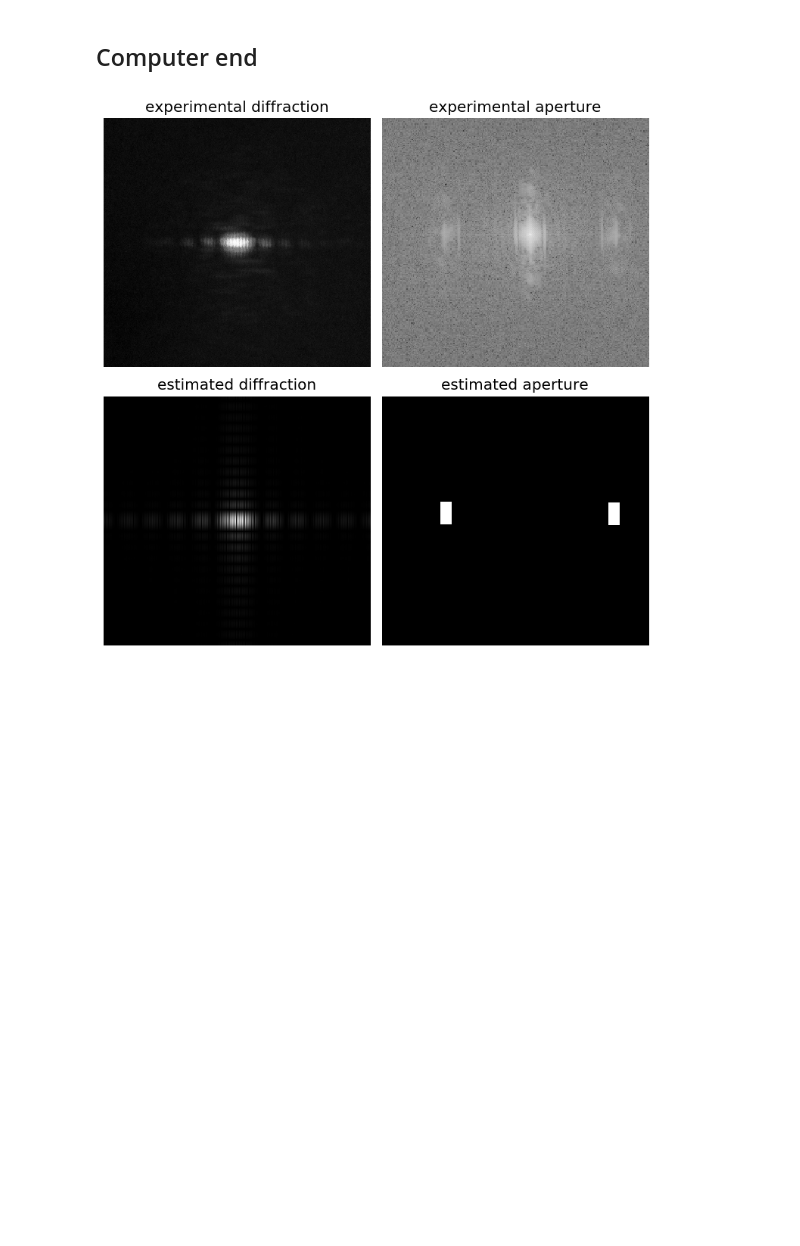
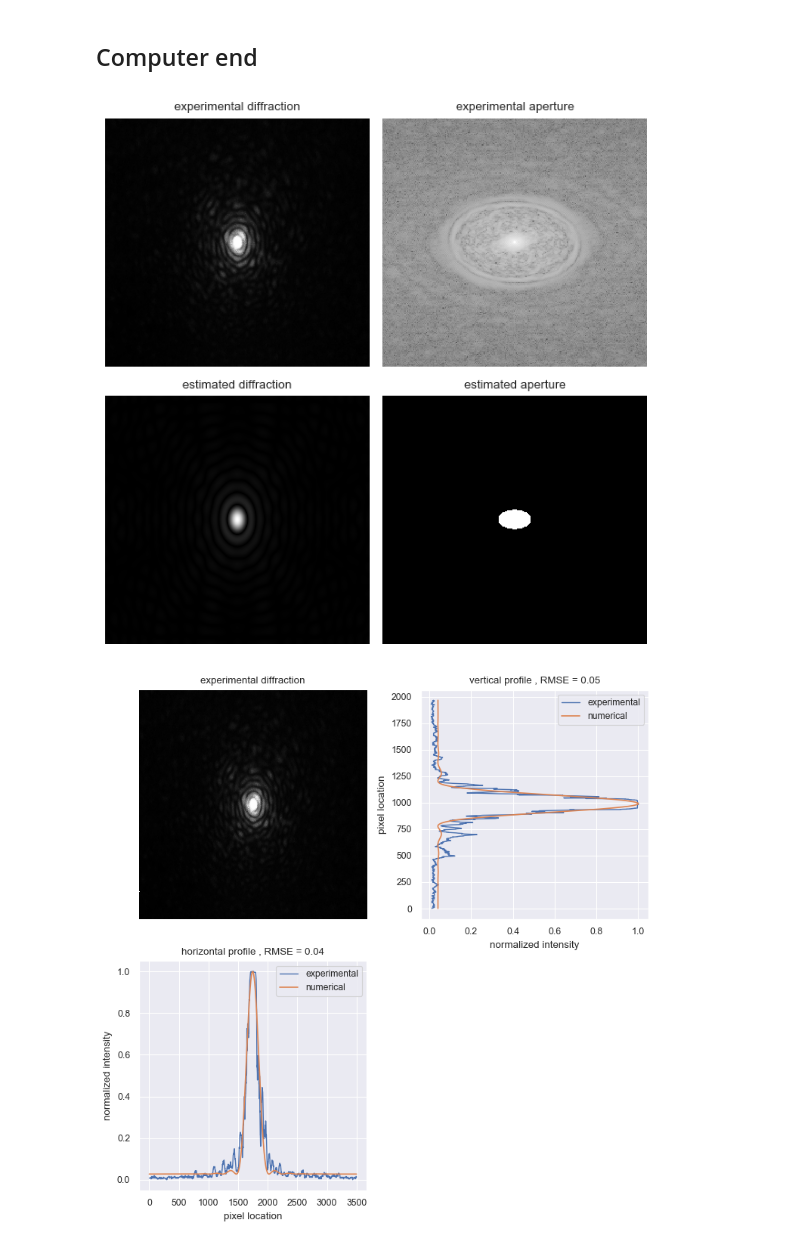
Before and after one commit to kvdomingo/AP187, a Jupyter notebook: IP/187_IP.ipynb, the cells around one changed output. Drawn from its saved outputs; the diff is of its cells as text; code cells hidden in the pictures; blank space fills up the shorter version.

```diff
--- a/IP/187_IP.ipynb
+++ b/IP/187_IP.ipynb
@@ -20,7 +19,8 @@ from jupyterthemes import jtplot
 # %%
 %matplotlib inline
 jtplot.reset()
-plt.style.use("bmh")
+sns.set()
+sns.set_context('paper')
 plt.rcParams["axes.axisbelow"] = True
 # plt.rcParams["text.usetex"] = True
 # plt.rcParams["font.family"] = "serif"
@@ -34,7 +34,7 @@ camera = PiCamera()
 # %%
 camera.resolution = (1920, 1080)
 camera.framerate = 15
-camera.iso = 800
+camera.iso = 400
 camera.shutter_speed = int(1/15 * 1e6)
 rawCapture = PiRGBArray(camera, size=camera.resolution)
 time.sleep(0.2)
@@ -387,8 +74,0 @@ class ApertureEstimator:
-# %%
-ae = ApertureEstimator('double-0.08-0.50.png', 'darkframe-iso800-30fps.png')
-ae.estimateAperture(logscale=True, hold='on')
-plt.close('all')
-ae.diffractionFitter(threshold=155)
-ae.showFit(r=128, zoom=True)
-# %% [output]
-[figure, removed]
@@ -394,0 +476,22 @@ ae.showFit(r=128, zoom=True)
+# %%
+files = ['single-0.08.png',
+         'single-0.16.png',
+         'double-0.04-0.25.png',
+         'double-0.08-0.25.png',
+         'double-0.08-0.50.png',
+         'pinhole-0.02.png']
+thresh = [205, 183, 180, 165, 155, 220]
+for c, (f, t) in enumerate(zip(files, thresh)):
+    if c != 5: continue
+    ae = ApertureEstimator(f, 'darkframe-iso800-30fps.png')
+    ae.estimateAperture(logscale=True, hold='on')
+    plt.close('all')
+    ae.diffractionFitter(t)
+    savename = ''.join(f.split('.')[:-1]) + '-estimate.png'
+    ae.showFit(r=128, savename=savename)
+    ptype = f.split('-')[0]
+    savename = ''.join(f.split('.')[:-1]) + '-profile.png'
+    ae.fitProfile(ptype, savename=savename)
+# %% [output]
+[figure, added]
+[figure, added]
```
Also changed, not shown: parts of 4 cells of this notebook, 13 other files.
